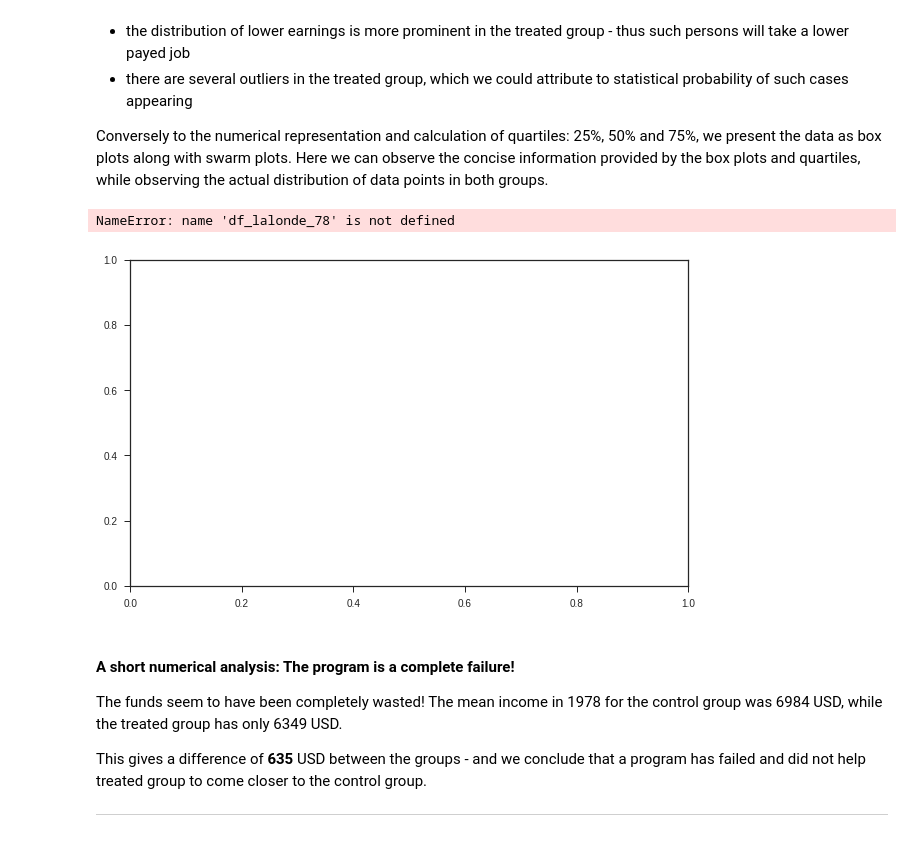
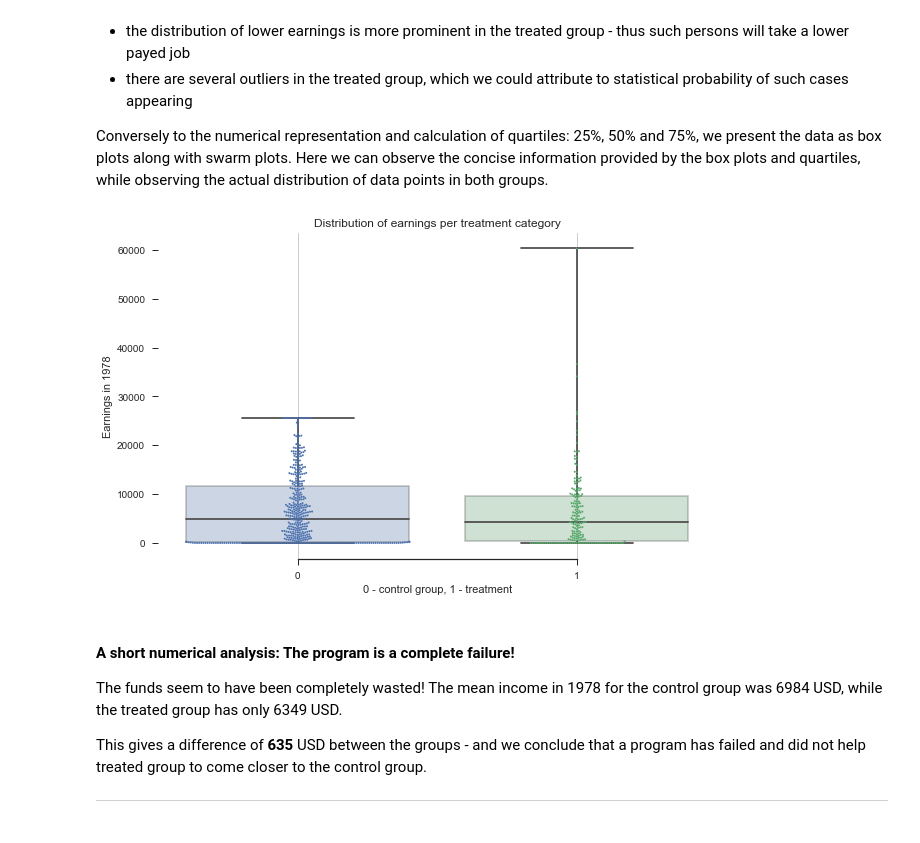
Before and after one commit to baetuc/ADA-CS-401, a Jupyter notebook: 04 - Applied ML/Homework 4.ipynb, the cells around one changed output. Drawn from its saved outputs; the diff is of its cells as text; code cells hidden in the pictures.

```diff
--- a/04 - Applied ML/Homework 4.ipynb
+++ b/04 - Applied ML/Homework 4.ipynb
@@ -220,23 +220,22 @@ Conversely to the numerical representation and calculation of quartiles: 25%, 50
 # %%
 sns.set_style('ticks')
 
 f, ax = plt.subplots(figsize=(10, 6))
 
 # boxplot
-ax = sns.boxplot(x='treat', y='re78', data=df_lalonde_78, whis=np.inf)
+ax = sns.boxplot(x='treat', y='re78', data=df_lalonde, whis=np.inf)
 plt.setp(ax.artists, alpha=.3)
 # swarmplot
-plot = sns.swarmplot(x='treat', y='re78', data=df_lalonde_78, size=2, linewidth=0)
+plot = sns.swarmplot(x='treat', y='re78', data=df_lalonde, size=2, linewidth=0)
 
 # Tweak the visual presentation
 ax.xaxis.grid(True)
 ax.set_ylabel('Earnings in 1978')
 ax.set_xlabel('0 - control group, 1 - treatment')
 plot.set_title('Distribution of earnings per treatment category')
 sns.despine(trim=True, left=True)
 # %% [output]
-NameError: name 'df_lalonde_78' is not defined
-[figure, old version]
+[figure, new version]
 # %% [markdown]
 #### A short numerical analysis: The program is a complete failure!
 
```
Also changed, not shown: parts of 148 cells of this notebook.
